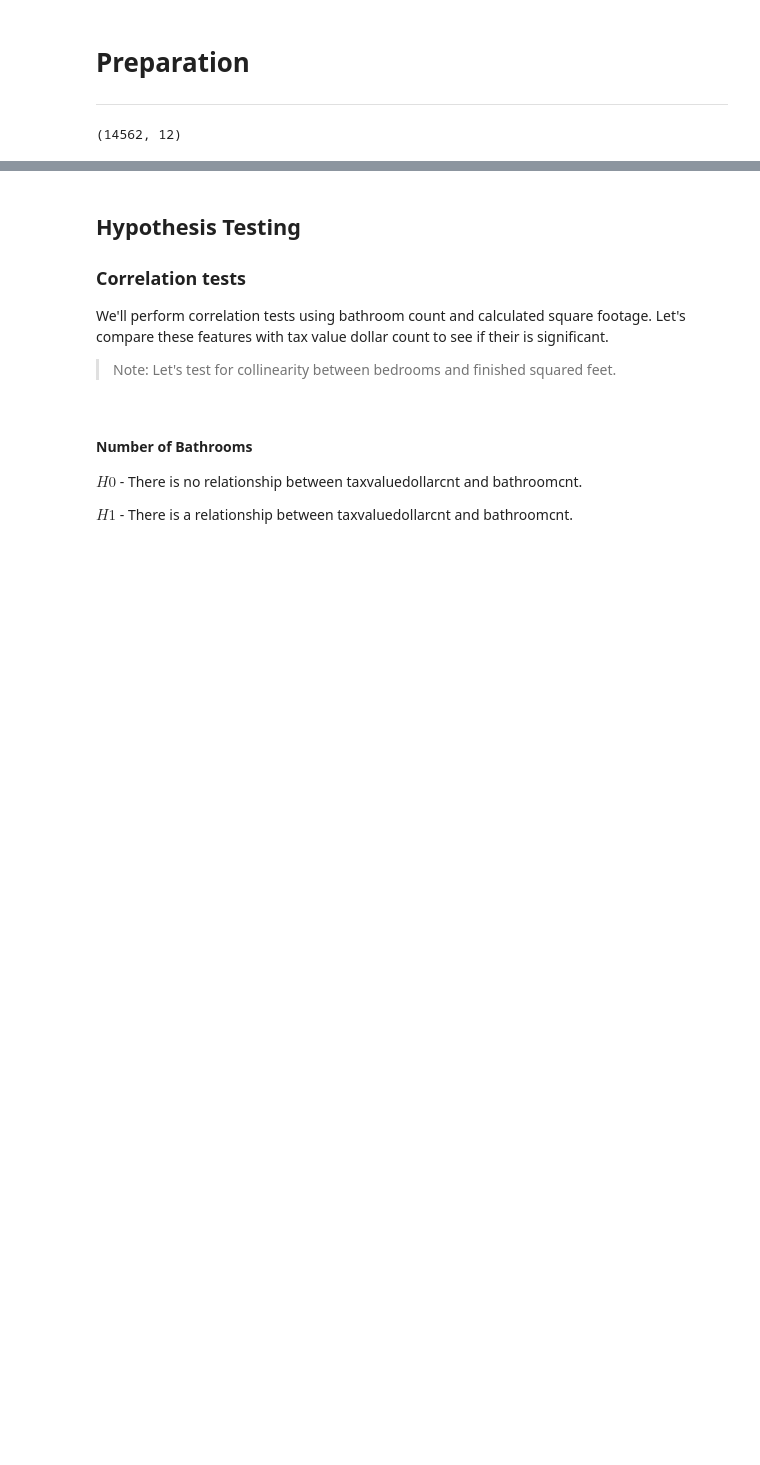
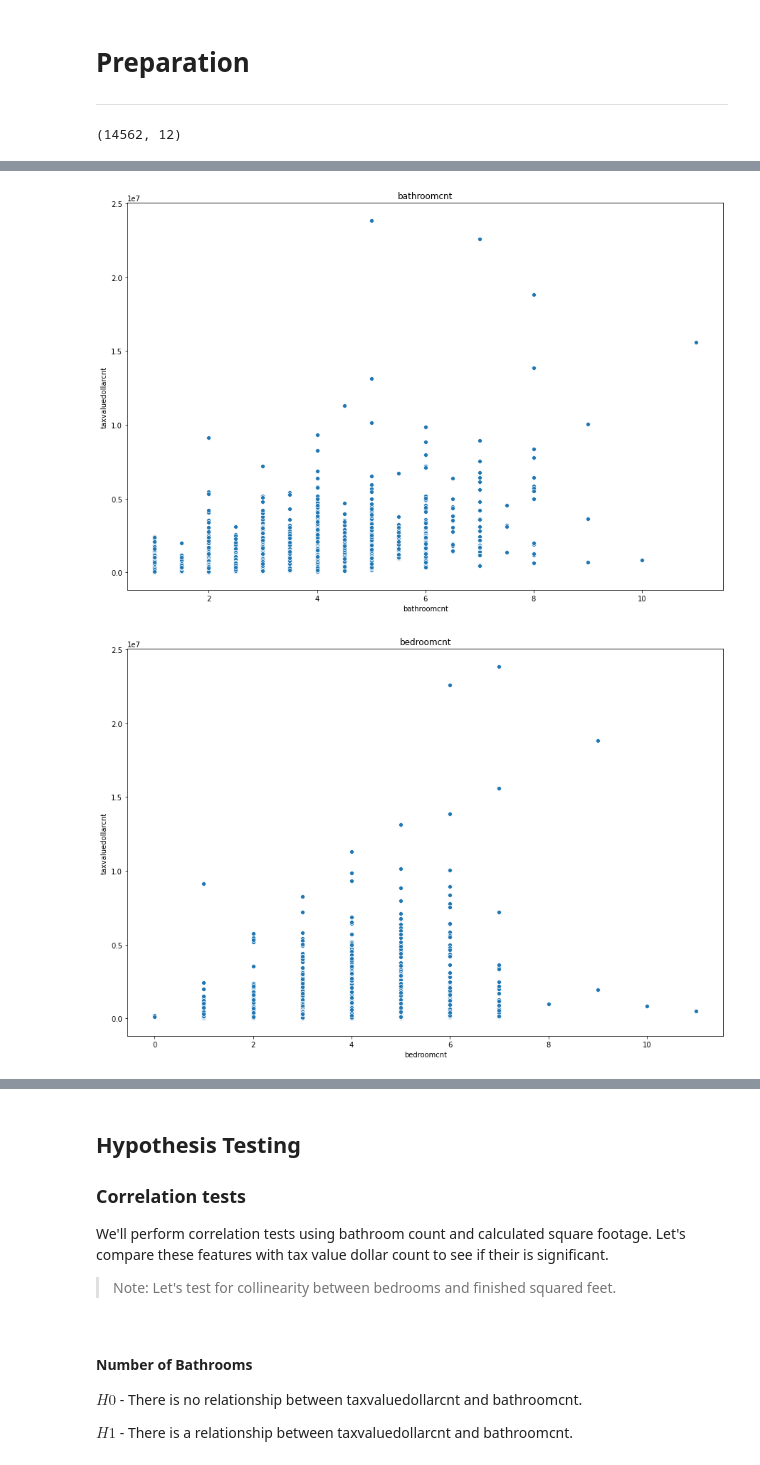
Before and after one commit to Robust-Analytics/zillow-project, a Jupyter notebook: mvp.ipynb, the cells around one changed output, grey strips where cells are left out. Saved outputs shown, nothing was run; the diff lists cells and outputs as text; code cells hidden in the pictures; blank space fills up the shorter version.

Commit message:
updates MVP notebook with anthony's visualizations and exploration

```diff
--- a/mvp.ipynb
+++ b/mvp.ipynb
@@ -87,0 +99,15 @@ df.head()
+# %%
+# Visualize a scatter plot of all the columns that we can use for analysis from the df
+# create a list of columns we wish to visualize.
+columns = ['bathroomcnt', 'bedroomcnt', 'calculatedfinishedsquarefeet',
+           'fullbathcnt', 'lotsizesquarefeet',
+           'roomcnt', 'yearbuilt', 'more_than_two_bath']
+
+# loop through the columns and create a scatter plot for each feature and target pair
+for col in columns:
+    plt.figure(figsize=(15,10))
+    sns.scatterplot(data=df, x=col, y='taxvaluedollarcnt')
+    plt.title(col)
+# %% [output]
+[figure, added]
+[figure, added]
```
Also changed, not shown: parts of 24 cells of this notebook.
